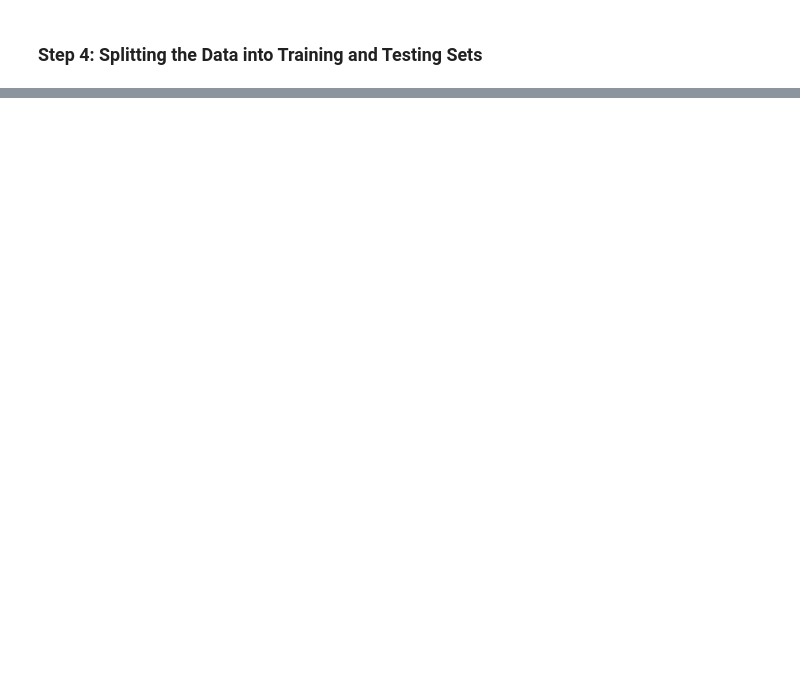
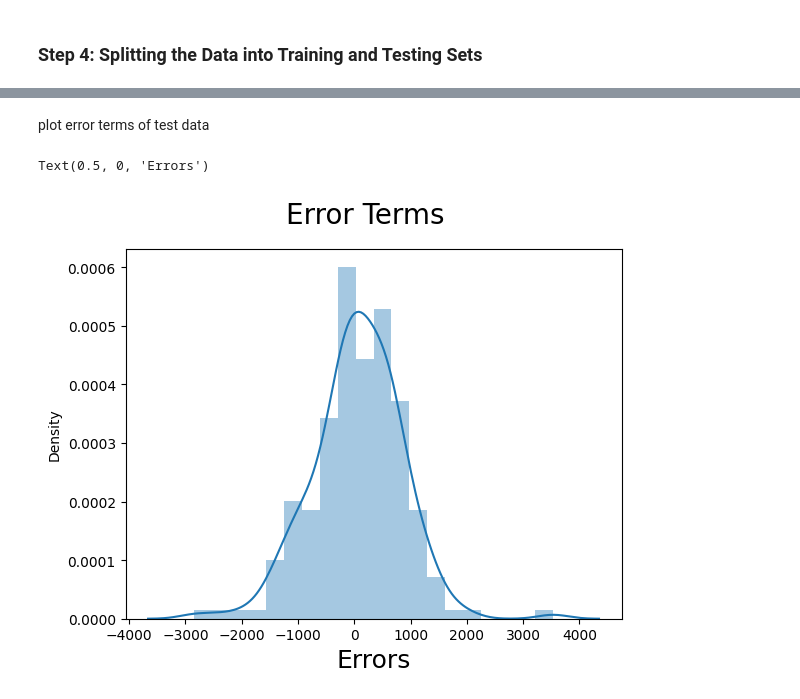
Before and after one commit to vsinhav/UpgradBikeSharingAssignment, a Jupyter notebook: Vishal.ipynb, the cells around one changed output, grey strips where cells are left out. Saved outputs shown, nothing was run; the diff lists cells and outputs as text; code cells hidden in the pictures; blank space fills up the shorter version.

```diff
--- a/Vishal.ipynb
+++ b/Vishal.ipynb
@@ -150,0 +794,8 @@ print(df_test.head())
+# %%
+col = ['yr', 'holiday', 'temp', 'season_cat_spring',
+       'season_cat_winter', 'weathersit_cat_rainy', 'weathersit_cat_sunny',
+       'mnth_cat_Jul', 'mnth_cat_Sept']
+# %%
+X_train_sm_final = sm.add_constant(X_train[col])
+lm_final = sm.OLS(y_train, X_train_sm_final).fit()
+lm_final.summary()
@@ -150,0 +878,7 @@ print(df_test.head())
+# %%
+# Applying the scaling on the test sets
+X_test[scale_vars] = scaler.transform(X_test[scale_vars])
+# %%
+X_test_final = X_test.loc[:, col]
+X_test_final = sm.add_constant(X_test_final)
+y_pred = lm_final.predict(X_test_final)
@@ -150,0 +902,10 @@ print(df_test.head())
+# %% [markdown]
+plot error terms of test data
+# %%
+fig = mlt.figure()
+sns.distplot((y_test - y_pred), bins = 20)
+fig.suptitle('Error Terms', fontsize = 20)
+mlt.xlabel('Errors', fontsize = 18)
+# %% [output]
+Text(0.5, 0, 'Errors')
+[figure, added]
```
Also changed, not shown: parts of 80 cells of this notebook, 1 other file.
